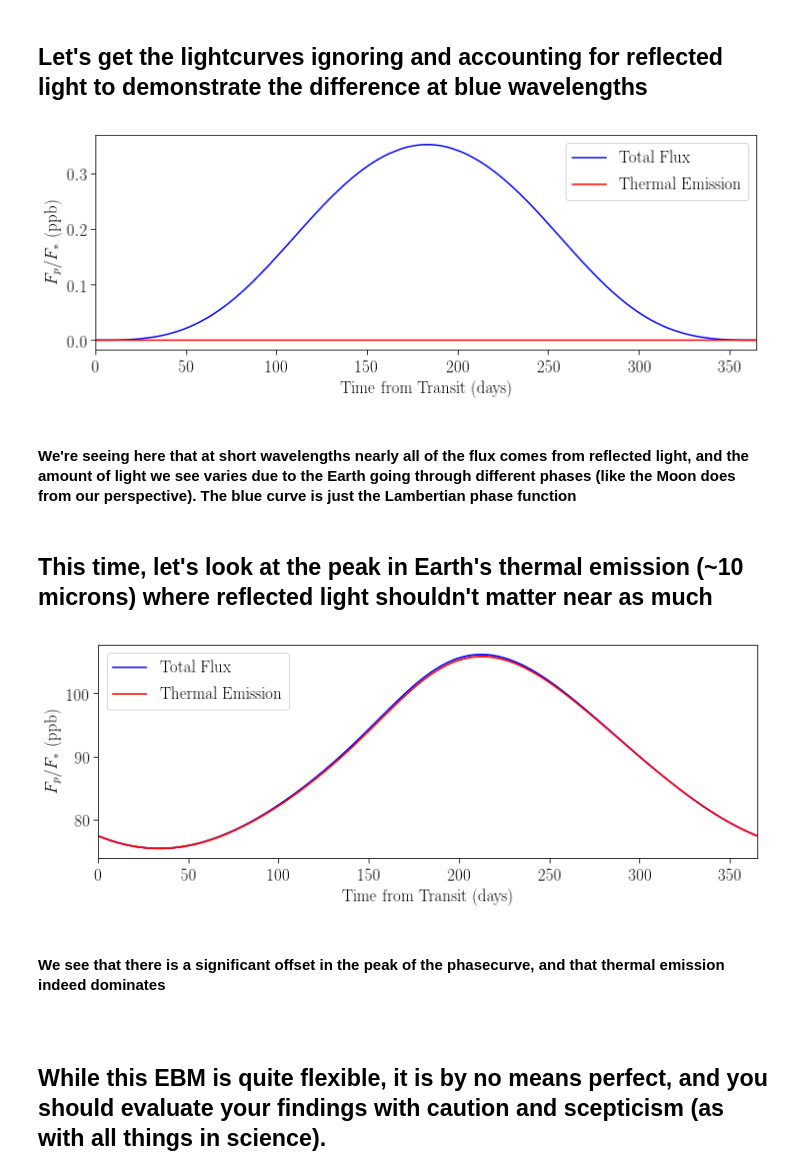
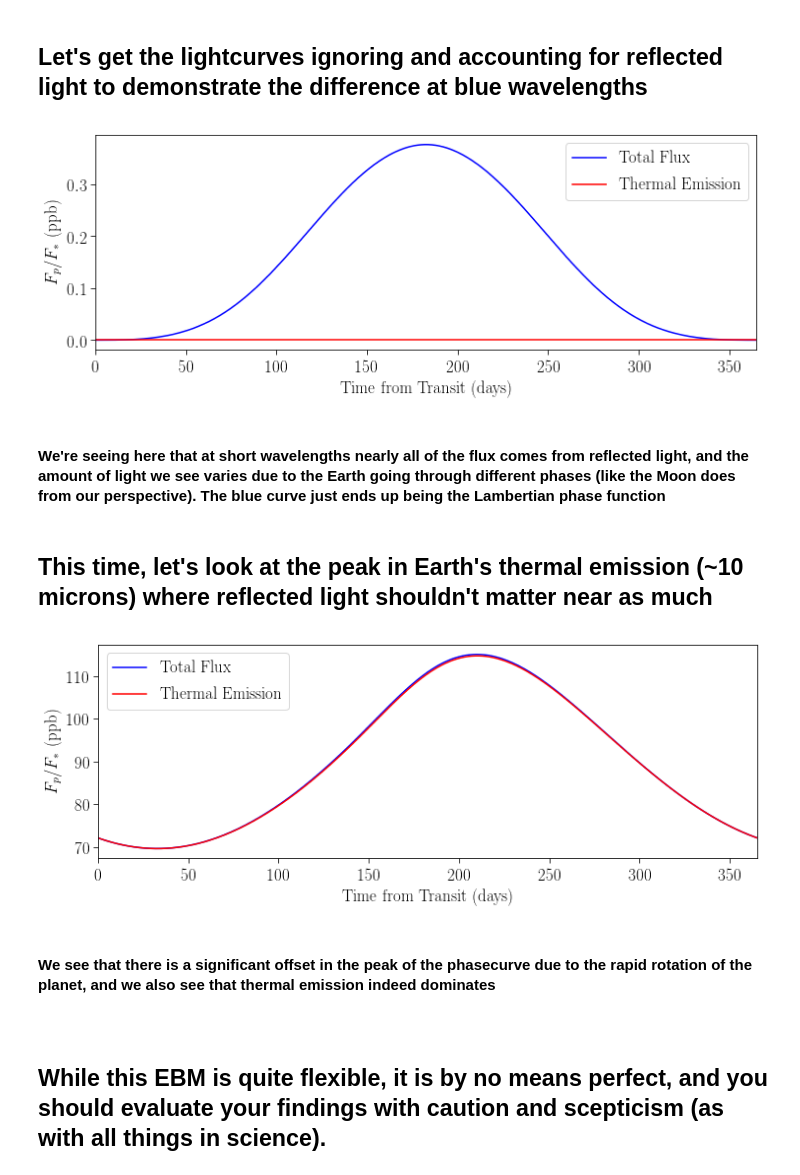
Before and after one commit to taylorbell57/Bell_EBM, a Jupyter notebook: Bell_EBM_Tutorial.ipynb, the cells around one changed output. Cells and saved outputs as stored; diff of their text form; code cells hidden in the pictures.

```diff
--- a/Bell_EBM_Tutorial.ipynb
+++ b/Bell_EBM_Tutorial.ipynb
@@ -185,12 +184,17 @@ Prot = 1. # days
 
 albedo = 0.30
 
-eccentricity = 0.0167
+e = 0.0167
 
 obliquity = 23.5 # degrees
 
-planet = ebm.Planet('gas', rad=Rp, mass=Mp, Prot=Prot, a=a, e=eccentricity, obliq=obliquity,
-                    cp=cp_N2, mlDepth=P0, albedo=albedo, useHealpix=True)
+# We'll assume that the Earth transits during the northern hemisphere's summer solstice
+argp = -90
+t0 = 0
+
+planet = ebm.Planet('gas', rad=Rp, mass=Mp, Prot=Prot, a=a, e=e, obliq=obliquity,
+                    argp=argp, t0=t0, cp=cp_N2, mlDepth=P0, albedo=albedo,
+                    useHealpix=True)
 
 # The default values are the sun's values already
 star = ebm.Star()
@@ -202,17 +206,17 @@ system = ebm.System(star, planet)
 # %%
 # Run initial burn-in - try guessing the median irradiation temperature to begin with
 T0 = system.get_teq()*np.ones_like(system.planet.map.values)
-t0 = 0.
+t0 = planet.t0
 t1 = system.planet.Prot*20.
 dt = system.planet.Prot/10.
 times, maps = system.run_model(T0, t0, t1, dt, verbose=False)
 
-# Run for full-orbits to work out seasonal variations
+# Run for two full-orbits to work out seasonal variations
 T0 = maps[-1]
 t0 = times[-1]
-# Run for a weird length of time to get the production run to start at phase=0
+# Run for a weird length of time to get the production run to start at a phase close to 0
 t1 = t0+system.planet.Porb*2-system.planet.Prot*21.
-dt = system.planet.Prot
+dt = system.planet.Prot/2
 times, maps = system.run_model(T0, t0, t1, dt, verbose=False)
 
 # Run one day at high-rez to get good temperatures around the planet
@@ -227,30 +231,37 @@ times, maps = system.run_model(T0, t0, t1, dt, verbose=False)
 T0 = maps[-1]
 t0 = times[-1]
 t1 = t0+system.planet.Porb
+# We'll use a small time step to make sure we're doing a good job
 dt = system.planet.Prot/10.
 times, maps = system.run_model(T0, t0, t1, dt, verbose=False)
+
+# Then we'll cut down on the number of points, since our full-orbit phasecurves
+# don't need that high of a time resolution. Just daily outputs are fine
+times = times[::10]
+maps = maps[::10]
 # %% [markdown]
 ## Let's get the lightcurves ignoring and accounting for reflected light to demonstrate the difference at blue wavelengths
 # %%
 lc_withReflection = system.lightcurve(times, maps, bolo=False, wav=0.5e-6)
-lc_ignoringReflection = system.lightcurve(times, maps, bolo=False, wav=0.5e-6, allowReflect=False)
+lc_ignoringReflection = system.lightcurve(times, maps, bolo=False,
+                                          wav=0.5e-6, allowReflect=False)
 # %%
 x = times.flatten()
-x = (x-t0*(x[0]/t0).astype(int))
+x = (x-planet.Porb*int(np.median(x/planet.Porb)))
 
 fig = plt.figure(figsize=(12,4))
 plt.plot(x, lc_withReflection*1e9, c='b', label=r'$\rm Total~Flux$')
 plt.plot(x, lc_ignoringReflection*1e9, c='r', label=r'$\rm Thermal~Emission$')
 plt.ylabel(r'$F_p/F_* \rm ~(ppb)$')
 plt.xlabel(r'$\rm Time~from~Transit~(days)$')
 plt.xlim(0, 365)
 plt.legend(loc='best')
 plt.show()
 plt.close(fig)
 # %% [output]
-[figure, old version]
+[figure, new version]
 # %% [markdown]
-#### We're seeing here that at short wavelengths nearly all of the flux comes from reflected light, and the amount of light we see varies due to the Earth going through different phases (like the Moon does from our perspective). The blue curve is just the Lambertian phase function
+#### We're seeing here that at short wavelengths nearly all of the flux comes from reflected light, and the amount of light we see varies due to the Earth going through different phases (like the Moon does from our perspective). The blue curve just ends up being the Lambertian phase function
 # %% [markdown]
 ## This time, let's look at the peak in Earth's thermal emission (~10 microns) where reflected light shouldn't matter near as much
 # %%
@@ -259,6 +271,6 @@ lc_ignoringReflection = system.lightcurve(times, maps, bolo=False, wav=10e-6, al
 # %%
 x = times.flatten()
-x = (x-t0*(x[0]/t0).astype(int))
+x = (x-planet.Porb*int(np.median(x/planet.Porb)))
 
 fig = plt.figure(figsize=(12,4))
 plt.plot(x, lc_withReflection*1e9, c='b', label=r'$\rm Total~Flux$')
@@ -270,9 +282,9 @@ plt.legend(loc='best')
 plt.show()
 plt.close(fig)
 # %% [output]
-[figure, old version]
+[figure, new version]
 # %% [markdown]
-#### We see that there is a significant offset in the peak of the phasecurve, and that thermal emission indeed dominates
+#### We see that there is a significant offset in the peak of the phasecurve due to the rapid rotation of the planet, and we also see that thermal emission indeed dominates
 # %% [markdown]
 <br/>
 
```
Also changed, not shown: parts of 9 cells of this notebook, 4 other files.
